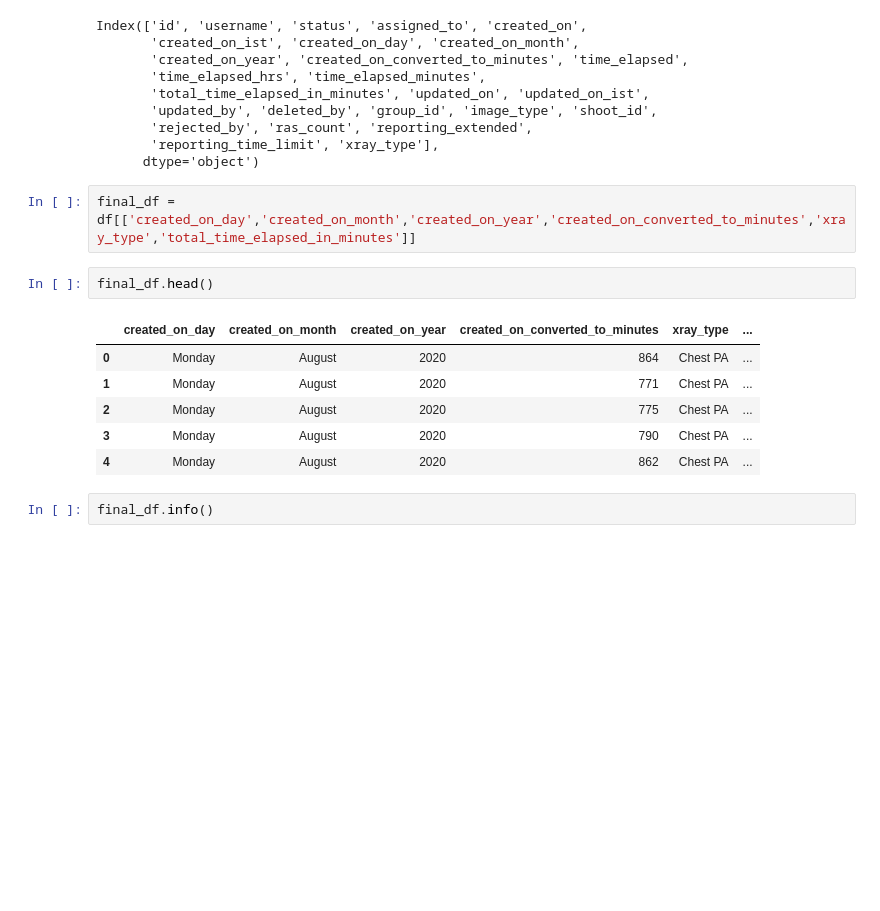
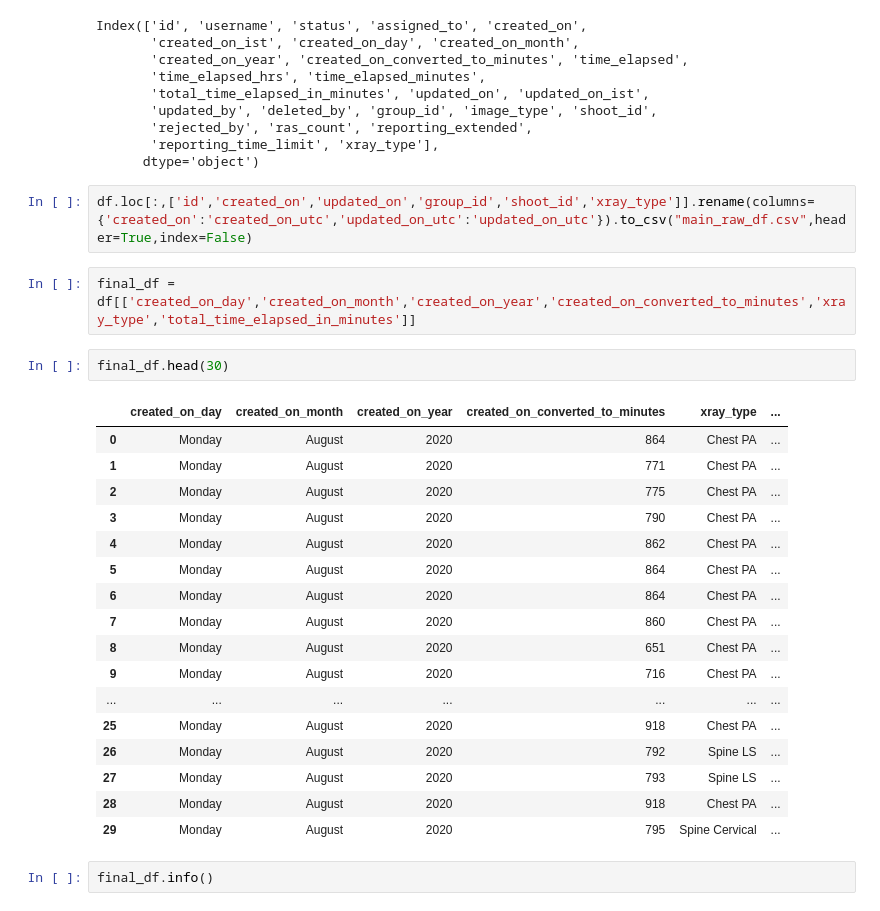
Before and after one commit to vishalkashyap95/DataAnalyst_Internship_learning, a Jupyter notebook: final_findings/predict_time_with_xray_type.ipynb, the cells around one changed output. Cells and saved outputs as stored; diff of their text form; blank space fills up the shorter version.

```diff
--- a/final_findings/predict_time_with_xray_type.ipynb
+++ b/final_findings/predict_time_with_xray_type.ipynb
@@ -26,17 +26,30 @@ Index(['id', 'username', 'status', 'assigned_to', 'created_on',
        'rejected_by', 'ras_count', 'reporting_extended',
        'reporting_time_limit', 'xray_type'],
       dtype='object')
+# %%
+df.loc[:,['id','created_on','updated_on','group_id','shoot_id','xray_type']].rename(columns={'created_on':'created_on_utc','updated_on_utc':'updated_on_utc'}).to_csv("main_raw_df.csv",header=True,index=False)
 # %%
 final_df = df[['created_on_day','created_on_month','created_on_year','created_on_converted_to_minutes','xray_type','total_time_elapsed_in_minutes']]
 # %%
-final_df.head()
+final_df.head(30)
 # %% [output]
 |  | created_on_day | created_on_month | created_on_year | created_on_converted_to_minutes | xray_type | ... |
 | 0 | Monday | August | 2020 | 864 | Chest PA | ... |
 | 1 | Monday | August | 2020 | 771 | Chest PA | ... |
 | 2 | Monday | August | 2020 | 775 | Chest PA | ... |
 | 3 | Monday | August | 2020 | 790 | Chest PA | ... |
 | 4 | Monday | August | 2020 | 862 | Chest PA | ... |
+| 5 | Monday | August | 2020 | 864 | Chest PA | ... |
+| 6 | Monday | August | 2020 | 864 | Chest PA | ... |
+| 7 | Monday | August | 2020 | 860 | Chest PA | ... |
+| 8 | Monday | August | 2020 | 651 | Chest PA | ... |
+| 9 | Monday | August | 2020 | 716 | Chest PA | ... |
+| ... | ... | ... | ... | ... | ... | ... |
+| 25 | Monday | August | 2020 | 918 | Chest PA | ... |
+| 26 | Monday | August | 2020 | 792 | Spine LS | ... |
+| 27 | Monday | August | 2020 | 793 | Spine LS | ... |
+| 28 | Monday | August | 2020 | 918 | Chest PA | ... |
+| 29 | Monday | August | 2020 | 795 | Spine Cervical | ... |
 # %%
 final_df.info()
 # %% [output]
```
Also changed, not shown: parts of 74 cells of this notebook, 11 other files.
